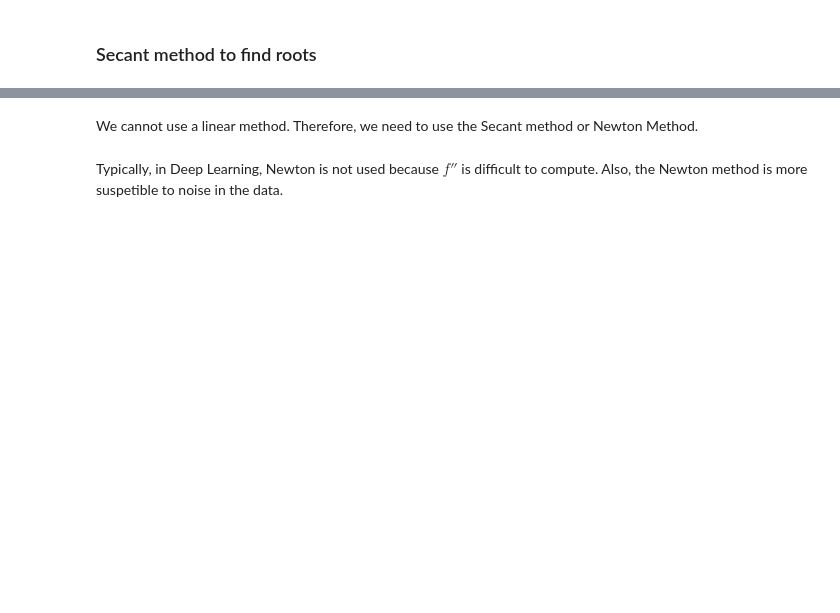
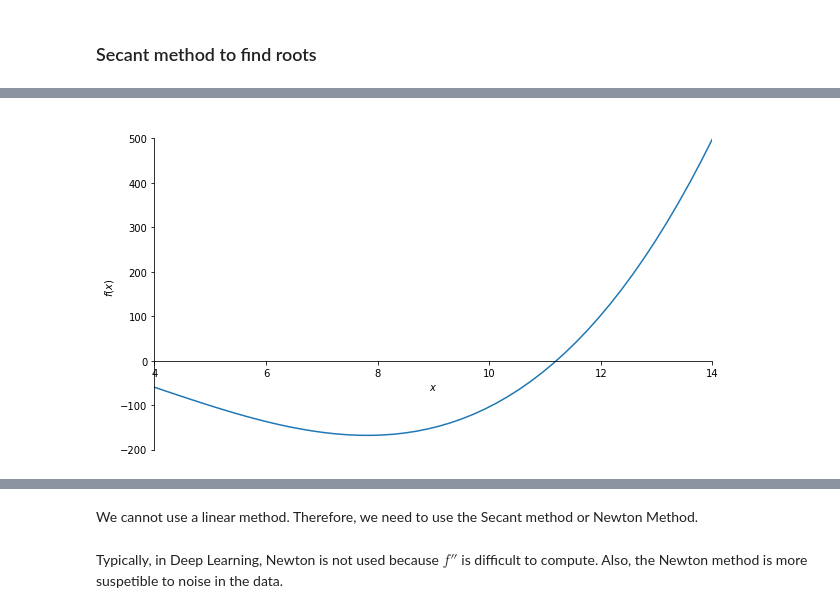
Before and after one commit to sheikhomar/opan, a Jupyter notebook: lec07.ipynb, the cells around one changed output, grey strips where cells are left out. Saved outputs shown, nothing was run; the diff lists cells and outputs as text; code cells hidden in the pictures; blank space fills up the shorter version.

```diff
--- a/lec07.ipynb
+++ b/lec07.ipynb
@@ -346,3 +338,13 @@ The starting point is always tricky. If a bad starting point is chosen we may en
 <img src="figures/lecture-07/example-7.6.png" width="600" />
+# %%
+def create_ex76():
+    x = sy.symbols('x')
+    f = x**3 - 12.2*x**2 + 7.45*x + 42
+    return SecantSearch(f, x)
+ex76 = create_ex76()
+# %%
+ex76.plot(xlimit=(4, 14))
+# %% [output]
+[figure, added]
 # %% [markdown]
 <img src="figures/lecture-07/example-7.6-result.png" width="600" />
```
Also changed, not shown: parts of 25 cells of this notebook, 4 other files.
